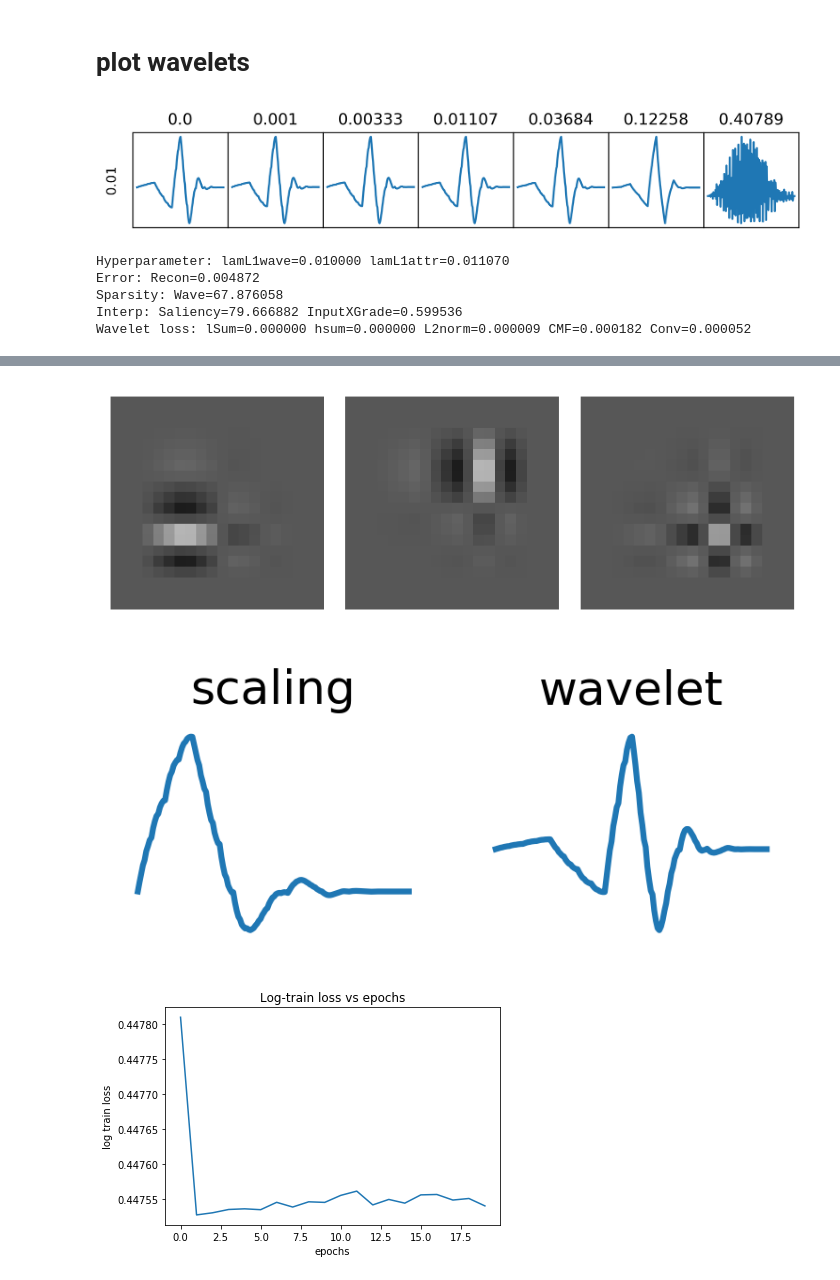
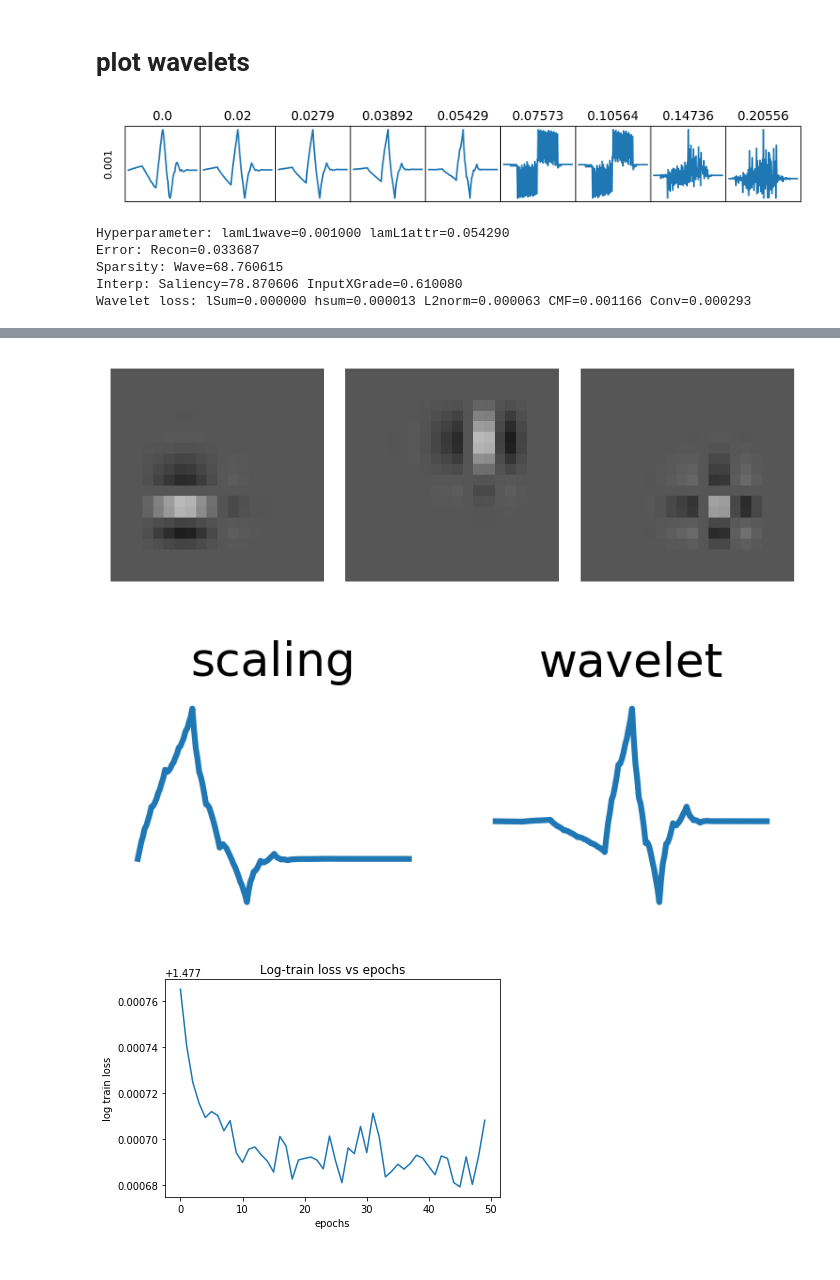
Before and after one commit to Yu-Group/adaptive-wavelets, a Jupyter notebook: notebooks/cosmology/02_results.ipynb, the cells around one changed output, grey strips where cells are left out. Cells and saved outputs as stored; diff of their text form; code cells hidden in the pictures.

```diff
--- a/notebooks/cosmology/02_results.ipynb
+++ b/notebooks/cosmology/02_results.ipynb
@@ -330,8 +330,8 @@ J = 4
 # result path
 path = opj(os.getcwd(), "results")
 # dirs = [wave + "_saliency_warmstart_seed=1" for wave in waves]
-dirs = ["db3_saliency_warmstart_mode=per_seed=1_old2"]
-# dirs = ["db3_saliency_warmstart_mode=zero_seed=1"]
+# dirs = ["db3_saliency_warmstart_mode=per_seed=1_old2"]
+dirs = ["db3_saliency_warmstart_mode=per_seed=1"]
 # dirs = ["db4_saliency_warmstart_mode=per_seed=1"]
 
 results = []
@@ -422,10 +422,10 @@ for r in range(R):
             plt.title(str(lamattrs[c]))
 plt.show()
 # %% [output]
-[figure, old version]
+[figure, new version]
 # %%
 idx1 = 0
-idx2 = 3
+idx2 = 4
 wt = mos[dic['index'][(idx1, idx2)]]
 filt = get_2dfilts(wt)
 phi, psi, x = get_wavefun(wt)
@@ -452,8 +452,8 @@ plt.ylabel("log train loss")
 plt.title('Log-train loss vs epochs')
 plt.show()
 # %% [output]
-Hyperparameter: lamL1wave=0.010000 lamL1attr=0.011070
-Error: Recon=0.004872
-Sparsity: Wave=67.876058
-Interp: Saliency=79.666882 InputXGrade=0.599536
-Wavelet loss: lSum=0.000000 hsum=0.000000 L2norm=0.000009 CMF=0.000182 Conv=0.000052
+Hyperparameter: lamL1wave=0.001000 lamL1attr=0.054290
+Error: Recon=0.033687
+Sparsity: Wave=68.760615
+Interp: Saliency=78.870606 InputXGrade=0.610080
+Wavelet loss: lSum=0.000000 hsum=0.000013 L2norm=0.000063 CMF=0.001166 Conv=0.000293
@@ -461,3 +461,3 @@ Wavelet loss: lSum=0.000000 hsum=0.000000 L2norm=0.000009 CMF=0.000182 Conv=0.00
 [figure]
-[figure, old version]
+[figure, new version]
-[figure, old version]
+[figure, new version]
```
Also changed, not shown: parts of 1 cell of this notebook, 6 other files.
